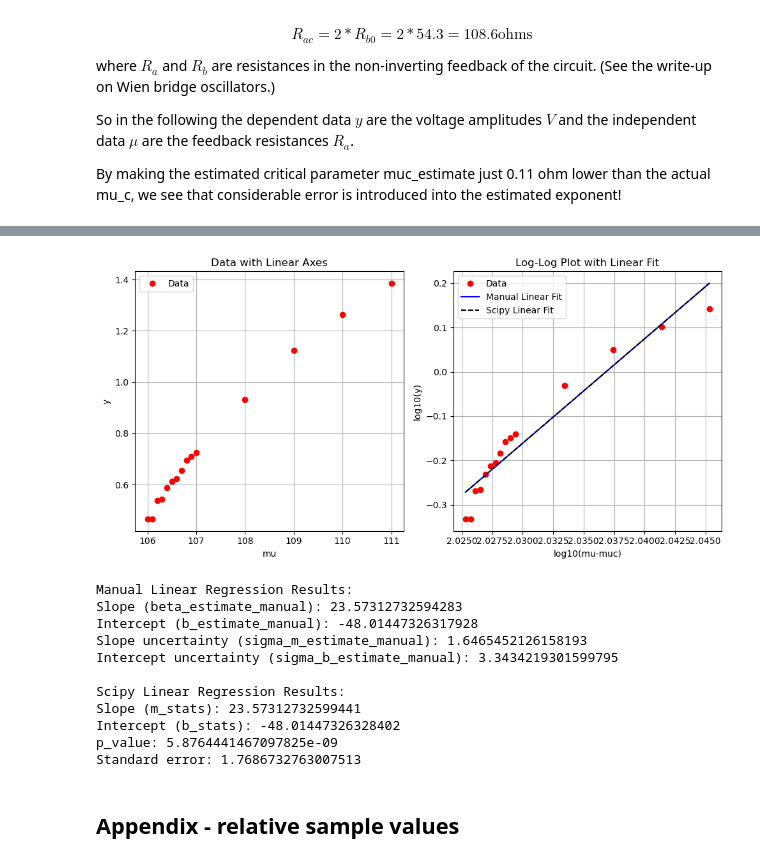
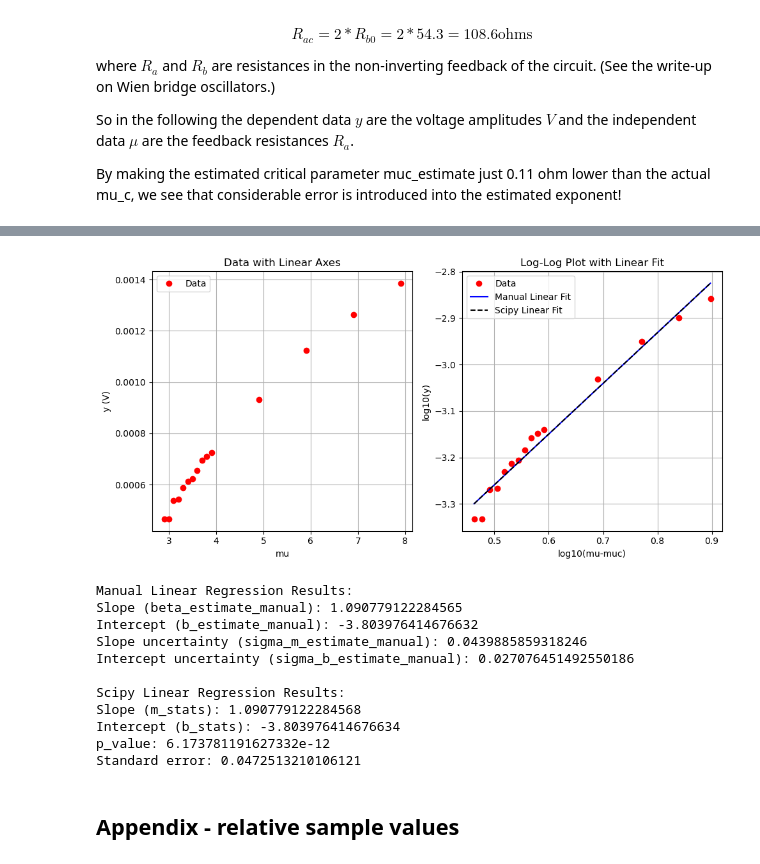
Before and after one commit to MazinDan/NonLinearOscillator, a Jupyter notebook: MessingWithPowerLaws.ipynb, the cells around one changed output, grey strips where cells are left out. Cells and saved outputs as stored; diff of their text form; code cells hidden in the pictures.

```diff
--- a/MessingWithPowerLaws.ipynb
+++ b/MessingWithPowerLaws.ipynb
@@ -54,8 +54,8 @@ print(my_name, datetime.datetime.now().strftime(time_stamp_format), '\n')
 data = np.loadtxt("Nonlinear-Ave-goofy.csv", delimiter=",", skiprows=1)
 
 # Extract data columns
-mudata = data[:, 0]  # Assuming the first column is mu data
-ydata = data[:, 1]  # Assuming the second column is y data
+mudata = data[:, 0] - 103.1  # Subtracting the critical resistance
+ydata = data[:, 1] / 1000.0   # Dividing by 1000 to convert from mV to V
 
 # Calculate necessary parameters based on data
 Ndata = len(mudata)
@@ -86,7 +86,7 @@ plt.figure(figsize=(10, 5))
 plt.subplot(1, 2, 1)
 plt.plot(mudata, ydata, 'ro', label='Data')
 plt.xlabel('mu')
-plt.ylabel('y')
+plt.ylabel('y (V)')
 plt.title('Data with Linear Axes')
 plt.legend()
 plt.grid(True)
@@ -121,15 +121,15 @@ Daniel Mazin 2024-02-15 19:12:37
-[figure, old version]
+[figure, new version]
 Manual Linear Regression Results:
-Slope (beta_estimate_manual): 23.57312732594283
-Intercept (b_estimate_manual): -48.01447326317928
-Slope uncertainty (sigma_m_estimate_manual): 1.6465452126158193
-Intercept uncertainty (sigma_b_estimate_manual): 3.3434219301599795
+Slope (beta_estimate_manual): 1.090779122284565
+Intercept (b_estimate_manual): -3.803976414676632
+Slope uncertainty (sigma_m_estimate_manual): 0.0439885859318246
+Intercept uncertainty (sigma_b_estimate_manual): 0.027076451492550186
 
 Scipy Linear Regression Results:
-Slope (m_stats): 23.57312732599441
-Intercept (b_stats): -48.01447326328402
-p_value: 5.8764441467097825e-09
-Standard error: 1.7686732763007513
+Slope (m_stats): 1.090779122284568
+Intercept (b_stats): -3.803976414676634
+p_value: 6.173781191627332e-12
+Standard error: 0.0472513210106121
 # %% [markdown]
 ## Appendix - relative sample values
 # %%
```
Also changed, not shown: parts of 1 cell of this notebook.
